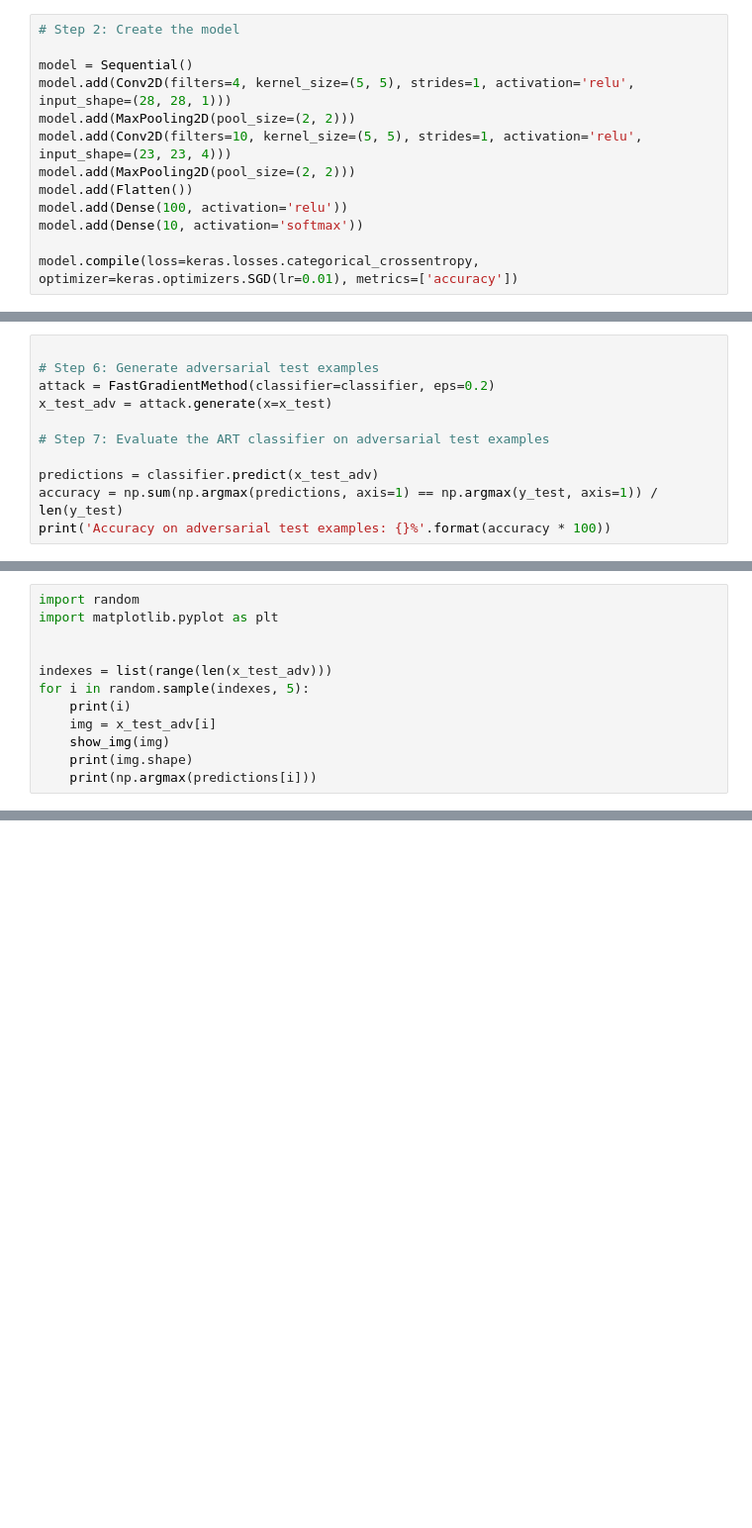
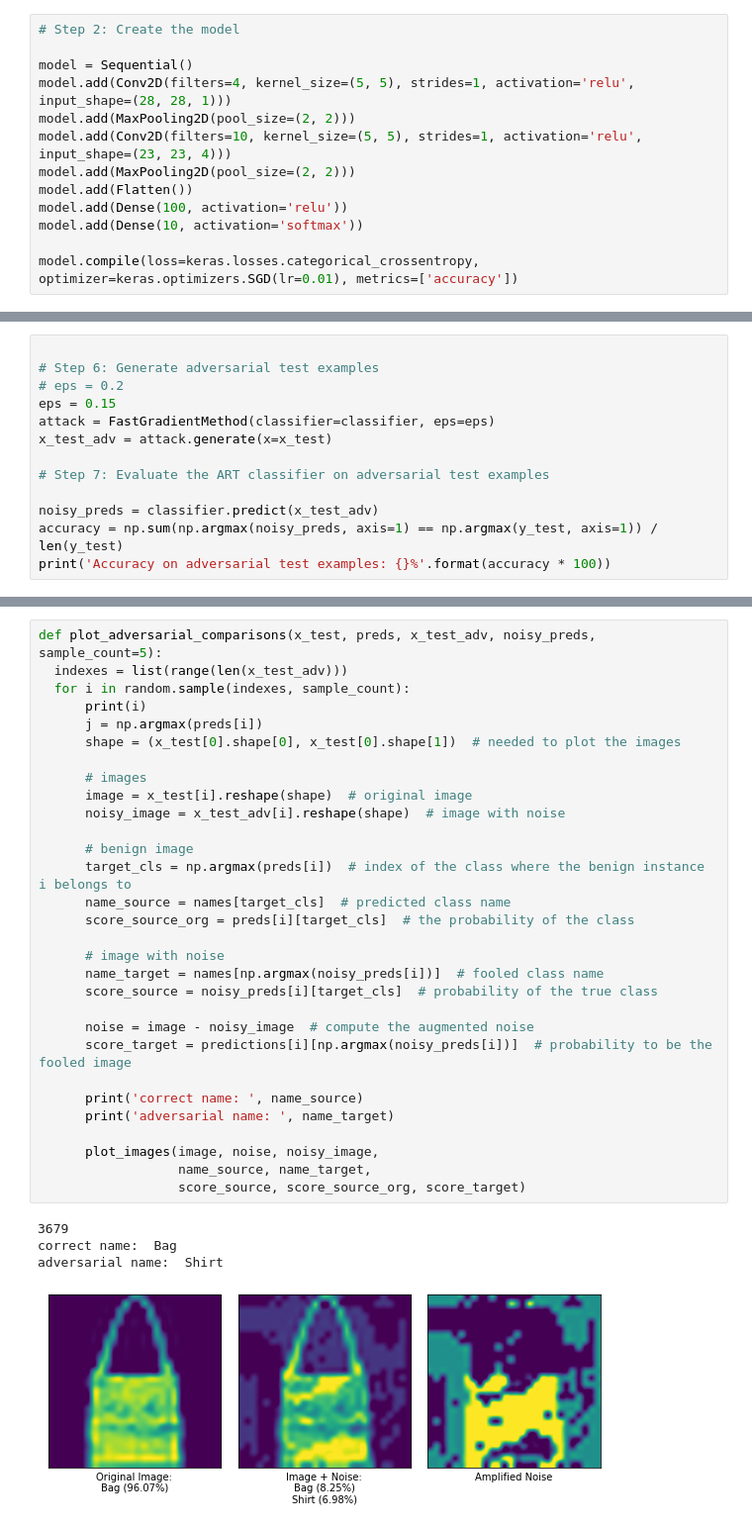
Before and after one commit to Ang3lino/mlnn, a Jupyter notebook: projects/3adversarialFashion/P54_Adversarial_Fashion_DL_D2.ipynb, the cells around one changed output, grey strips where cells are left out. Shown: that part at 99% size. Saved outputs shown, nothing was run; the diff lists cells and outputs as text; blank space fills up the shorter version.

```diff
--- a/projects/3adversarialFashion/P54_Adversarial_Fashion_DL_D2.ipynb
+++ b/projects/3adversarialFashion/P54_Adversarial_Fashion_DL_D2.ipynb
@@ -95,12 +179,14 @@ Accuracy on benign test examples: 77.42%
 # %%
 
 # Step 6: Generate adversarial test examples
-attack = FastGradientMethod(classifier=classifier, eps=0.2)
+# eps = 0.2
+eps = 0.15
+attack = FastGradientMethod(classifier=classifier, eps=eps)
 x_test_adv = attack.generate(x=x_test)
 
 # Step 7: Evaluate the ART classifier on adversarial test examples
 
-predictions = classifier.predict(x_test_adv)
-accuracy = np.sum(np.argmax(predictions, axis=1) == np.argmax(y_test, axis=1)) / len(y_test)
+noisy_preds = classifier.predict(x_test_adv)
+accuracy = np.sum(np.argmax(noisy_preds, axis=1) == np.argmax(y_test, axis=1)) / len(y_test)
 print('Accuracy on adversarial test examples: {}%'.format(accuracy * 100))
 # %% [output]
@@ -108,12 +193,0 @@ Accuracy on adversarial test examples: 77.45%
-# %%
-import random
-import matplotlib.pyplot as plt
-
-
-indexes = list(range(len(x_test_adv)))
-for i in random.sample(indexes, 5):
-    print(i)
-    img = x_test_adv[i]
-    show_img(img)
-    print(img.shape)
-    print(np.argmax(predictions[i]))
@@ -140,0 +194,35 @@ for i in random.sample(indexes, 5):
+# %%
+def plot_adversarial_comparisons(x_test, preds, x_test_adv, noisy_preds, sample_count=5):
+  indexes = list(range(len(x_test_adv)))
+  for i in random.sample(indexes, sample_count):
+      print(i)
+      j = np.argmax(preds[i])
+      shape = (x_test[0].shape[0], x_test[0].shape[1])  # needed to plot the images
+
+      # images
+      image = x_test[i].reshape(shape)  # original image
+      noisy_image = x_test_adv[i].reshape(shape)  # image with noise
+
+      # benign image
+      target_cls = np.argmax(preds[i])  # index of the class where the benign instance i belongs to
+      name_source = names[target_cls]  # predicted class name
+      score_source_org = preds[i][target_cls]  # the probability of the class
+
+      # image with noise
+      name_target = names[np.argmax(noisy_preds[i])]  # fooled class name
+      score_source = noisy_preds[i][target_cls]  # probability of the true class
+
+      noise = image - noisy_image  # compute the augmented noise
+      score_target = predictions[i][np.argmax(noisy_preds[i])]  # probability to be the fooled image
+
+      print('correct name: ', name_source)
+      print('adversarial name: ', name_target)
+
+      plot_images(image, noise, noisy_image,
+                  name_source, name_target,
+                  score_source, score_source_org, score_target)
+# %% [output]
+3679
+correct name:  Bag
+adversarial name:  Shirt
+[figure, added]
```
Also changed, not shown: parts of 14 cells of this notebook.
